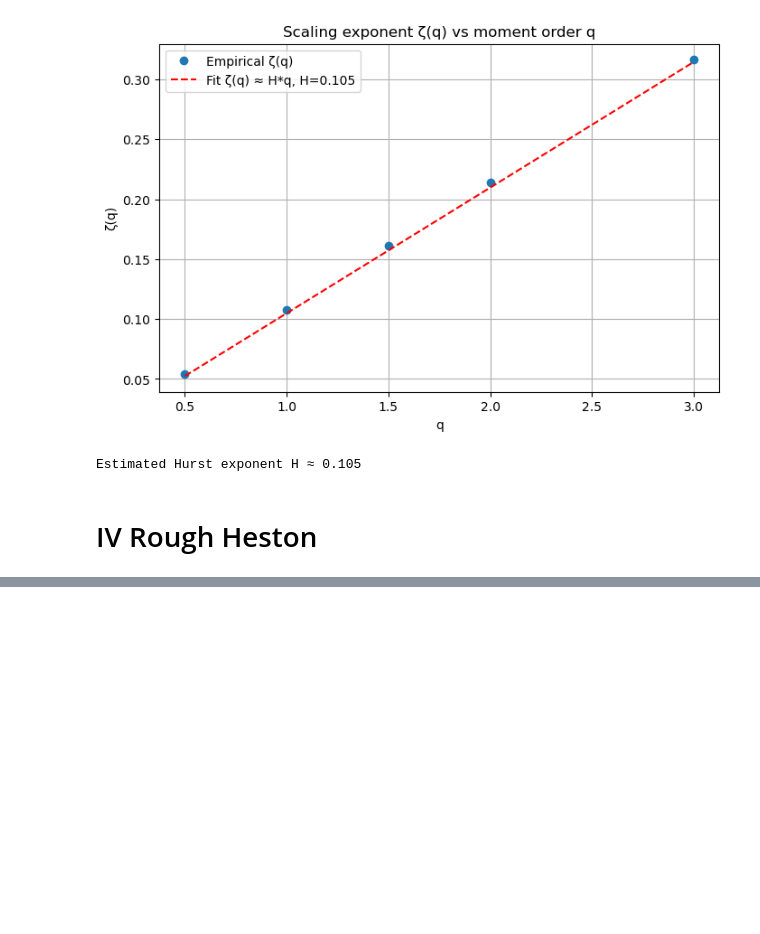
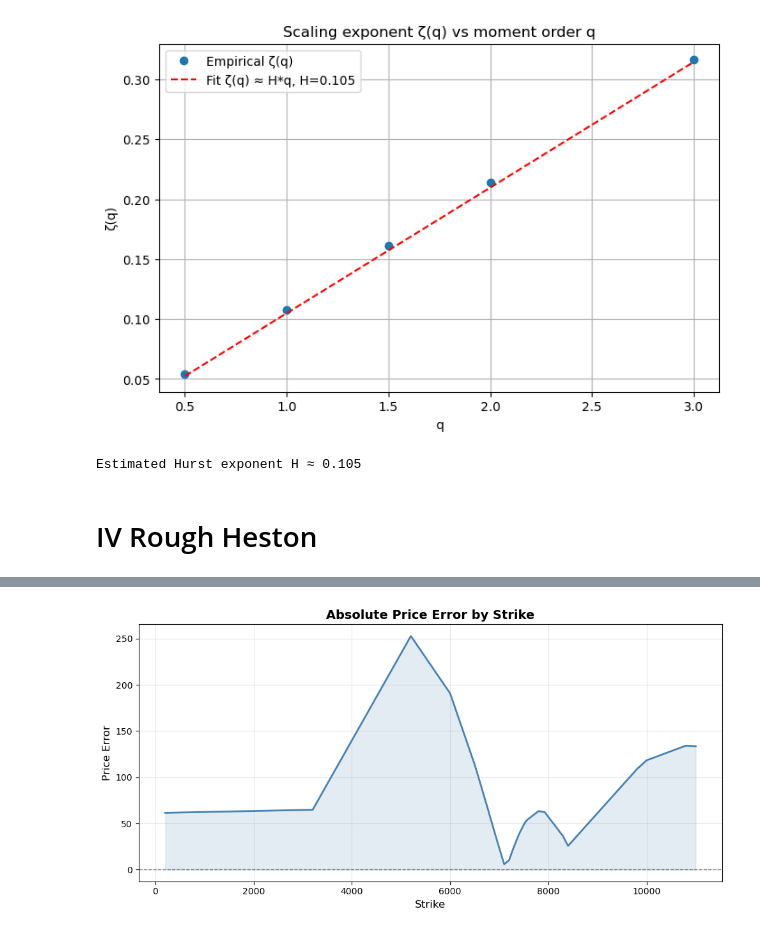
Before and after one commit to MassilGG/Rough-Volatility, a Jupyter notebook: Notebook.ipynb, the cells around one changed output, grey strips where cells are left out. Saved outputs shown, nothing was run; the diff lists cells and outputs as text; code cells hidden in the pictures; blank space fills up the shorter version.

```diff
--- a/Notebook.ipynb
+++ b/Notebook.ipynb
@@ -927,0 +946,9 @@ plt.show()
+# %%
+nbTimeSteps = 252
+
+heston_params = {'kappa': kappa, 'nu': nu, 'alpha': alpha, 'rho': rho, 'V0': v0, 'theta': theta, 'S0': S0}
+T = df_full['T'].unique()[-1]
+he = roughHeston(nbTimeSteps, heston_params, T)
+# %%
+df_test = df_full[(df_full["T"] == T) & (df_full['TYPE']=="Call")]
+df_test
@@ -927,0 +986,3 @@ plt.show()
+# %%
+df_test["rPRICE"] = df_test.apply(
+    lambda row: he.rHeston_Call(row['LOG_MONEYNESS'], 5.),axis=1)
@@ -927,0 +995,4 @@ plt.show()
+# %%
+df_test['rERROR'] = df_test.apply(
+    lambda row : np.abs(row['MID'] - row['rPRICE']), axis=1
+)
@@ -927,0 +1026,18 @@ plt.show()
+# %%
+fig, ax = plt.subplots(figsize=(10, 5))
+
+ax.plot(df_test['STRIKE'], df_test['rERROR'],
+        color='steelblue', linewidth=2)
+ax.axhline(0, color='black', linewidth=1, linestyle='--', alpha=0.5)
+ax.fill_between(df_test['STRIKE'], df_test['rERROR'],
+                alpha=0.15, color='steelblue')
+
+ax.set_title('Absolute Price Error by Strike', fontsize=14, fontweight='bold')
+ax.set_xlabel('Strike', fontsize=12)
+ax.set_ylabel('Price Error', fontsize=12)
+ax.grid(True, alpha=0.3)
+
+plt.tight_layout()
+plt.show()
+# %% [output]
+[figure, added]
```
Also changed, not shown: parts of 42 cells of this notebook.
